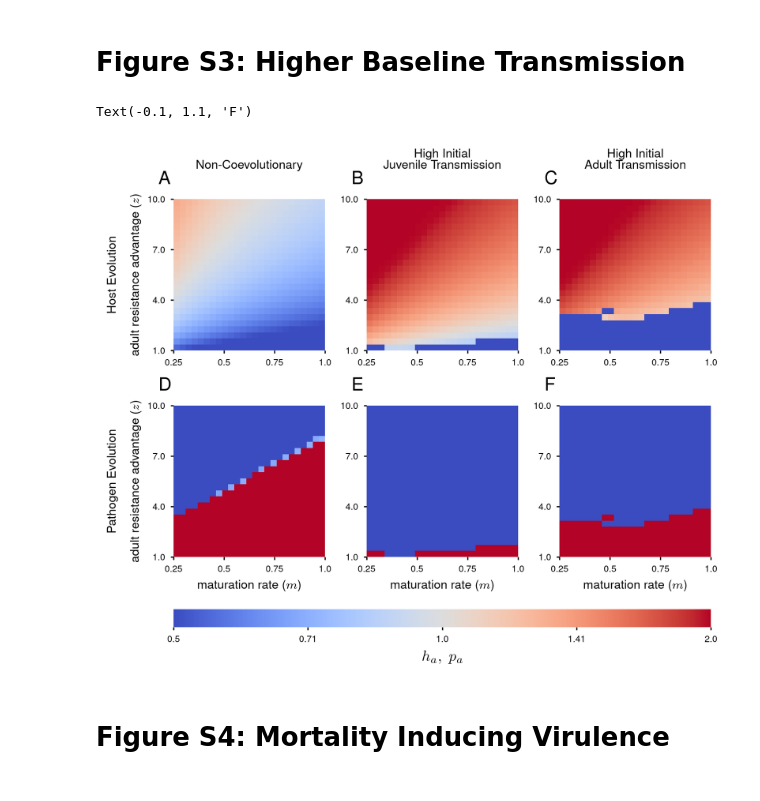
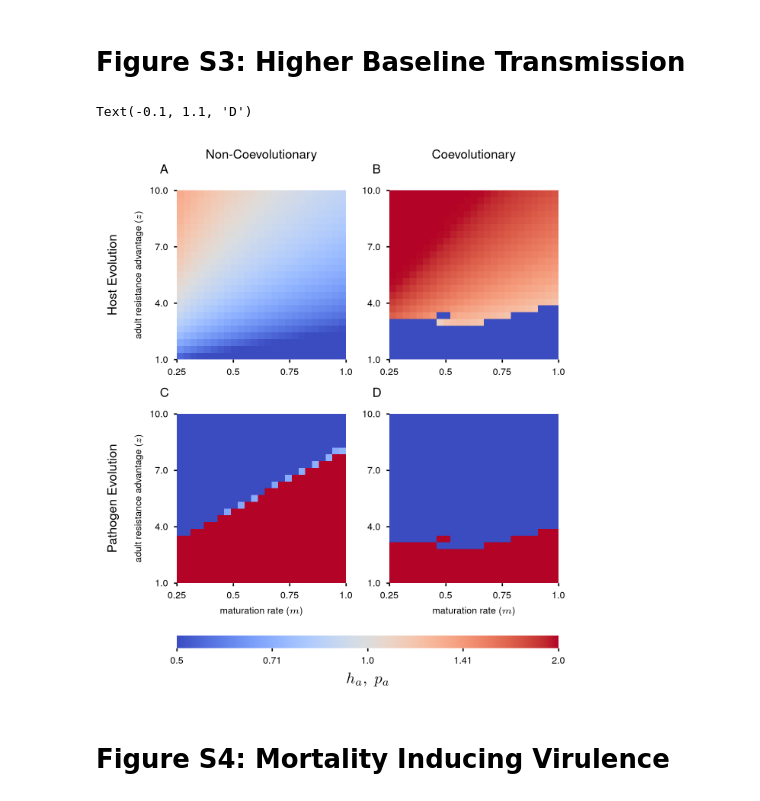
Before and after one commit to svhulse/transmission-coevolution, a Jupyter notebook: figures_supplementary.ipynb, the cells around one changed output. Saved outputs shown, nothing was run; the diff lists cells and outputs as text; code cells hidden in the pictures.

```diff
--- a/figures_supplementary.ipynb
+++ b/figures_supplementary.ipynb
@@ -10,14 +10,13 @@ from model_tools import ModelAnalysis, RasterAnalysis, make_image
 host_color = matplotlib.colors.to_rgb('#0000a2')
 path_color = matplotlib.colors.to_rgb('#bc272d')
 coevol_color = matplotlib.colors.to_rgb('#e9c716')
-coevol_color_2 = matplotlib.colors.to_rgb('#50ad9f')
 
 s_cmap = matplotlib.colors.LinearSegmentedColormap.from_list("", ["white", host_color])
 i_cmap = matplotlib.colors.LinearSegmentedColormap.from_list("", ["white", path_color])
 
-plot_label_size = 12
+plot_label_size = 8
 axis_title_size = 12
-axis_label_size = 8
+axis_label_size = 6
 tick_label_size = 6
 
 matplotlib.rcParams['axes.titlesize'] = axis_title_size
@@ -36,12 +35,11 @@ plt.rcParams.update({
 # %% [markdown]
 # Figure S1: Nonequal Rates of Evolution #
 # %%
-#Load rasters and data used for raster plots
-coevol_path_50 = 'data/fast_pathogen_evolution_init_50_coevol.p'
-coevol_path_60 = 'data/fast_pathogen_evolution_init_60_coevol.p'
+default_path = 'data/default_init_50_coevol.p'
+fast_evo_path = 'data/fast_pathogen_evolution_init_50_coevol.p'
 
-coevol_raster_60 = RasterAnalysis(coevol_path_60, arg_x='m', arg_y='z')
-coevol_raster_50 = RasterAnalysis(coevol_path_50, arg_x='m', arg_y='z')
+default_raster = RasterAnalysis(default_path, arg_x='m', arg_y='z')
+fast_evo_raster = RasterAnalysis(fast_evo_path, arg_x='m', arg_y='z')
 # %%
 fig, ax = plt.subplots(ncols=2, nrows=2, layout='compressed')
 
@@ -185,66 +183,55 @@ Text(-0.1, 1.1, 'I')
 # %%
 host_path = 'data/high_trans_init_50_host.p'
 path_path = 'data/high_trans_init_50_path.p'
-coevol_path_60 = 'data/high_trans_init_60_coevol.p'
-coevol_path_50 = 'data/high_trans_init_50_coevol.p'
+coevol_path = 'data/high_trans_init_50_coevol.p'
 
 host_raster = RasterAnalysis(host_path, arg_x='m', arg_y='z')
 path_raster = RasterAnalysis(path_path, arg_x='m', arg_y='z')
-coevol_raster_60 = RasterAnalysis(coevol_path_60, arg_x='m', arg_y='z')
-coevol_raster_50 = RasterAnalysis(coevol_path_50, arg_x='m', arg_y='z')
+coevol_raster = RasterAnalysis(coevol_path, arg_x='m', arg_y='z')
 # %%
-fig, ax = plt.subplots(ncols=3, nrows=2, layout='compressed')
+fig, ax = plt.subplots(ncols=2, nrows=2, layout='compressed')
 
-S_host, I_host = host_raster.evol_plot()
-S_path, I_path = path_raster.evol_plot()
-S_coevol_60, I_coevol_60, = coevol_raster_60.evol_plot()
-S_coevol_50, I_coevol_50, = coevol_raster_50.evol_plot()
+S_host, I_host, = host_raster.evol_plot()
+S_path, I_path, = path_raster.evol_plot()
+S_coevol, I_coevol, = coevol_raster.evol_plot()
 
 plot = ax[0,0].imshow(99 - S_host, cmap='coolwarm', vmin=0, vmax=99)
-plot = ax[1,0].imshow(99 - I_path, cmap='coolwarm', vmin=0, vmax=99)
+ax[1,0].imshow(99 - I_path, cmap='coolwarm', vmin=0, vmax=99)
 
-ax[0,1].imshow(99 - S_coevol_60, cmap='coolwarm', vmin=0, vmax=99)
-ax[1,1].imshow(99 - I_coevol_60, cmap='coolwarm', vmin=0, vmax=99)
-
-plot = ax[0,2].imshow(99 - S_coevol_50, cmap='coolwarm', vmin=0, vmax=99)
-ax[1,2].imshow(99 - I_coevol_50, cmap='coolwarm', vmin=0, vmax=99)
+ax[0,1].imshow(99 - S_coevol, cmap='coolwarm', vmin=0, vmax=99)
+ax[1,1].imshow(99 - I_coevol, cmap='coolwarm', vmin=0, vmax=99)
 
 for axis in ax.reshape(-1):
     axis.invert_yaxis()
     axis.set_frame_on(False)
     axis.tick_params('both', length=2)
 
-coevol_raster_60.label_axes(ax[0,0], (4, 4), label_x=False, label_y=True)
-coevol_raster_60.label_axes(ax[1,0], (4, 4), label_y=True, x_string=r'maturation rate ($m$)')
-coevol_raster_50.label_axes(ax[0,1], (4, 4), label_x=False, label_y=False)
-coevol_raster_50.label_axes(ax[1,1], (4, 4), label_y=False, x_string=r'maturation rate ($m$)')
-coevol_raster_60.label_axes(ax[0,2], (4, 4), label_x=False, label_y=False)
-coevol_raster_60.label_axes(ax[1,2], (4, 4), label_y=False, x_string=r'maturation rate ($m$)')
+default_raster.label_axes(ax[0,0], (4, 4), label_x=False, label_y=True)
+default_raster.label_axes(ax[1,0], (4, 4), label_y=True, x_string=r'maturation rate ($m$)')
+fast_evo_raster.label_axes(ax[0,1], (4, 4), label_x=False, label_y=False)
+fast_evo_raster.label_axes(ax[1,1], (4, 4), label_y=False, x_string=r'maturation rate ($m$)')
 
 ax[0,0].set_title('Non-Coevolutionary', pad=20, fontsize=8)
-ax[0,1].set_title('High Initial\nJuvenile Transmission', pad=20, fontsize=8)
-ax[0,2].set_title('High Initial\nAdult Transmission', pad=20, fontsize=8)
+ax[0,1].set_title('Coevolutionary', pad=20, fontsize=8)
 
 ax[0,0].annotate('Host Evolution', xy=(0, 0.5), xytext=(-40,0), xycoords='axes fraction', textcoords='offset points', ha='center', va='center', rotation=90, fontsize=8)
 ax[1,0].annotate('Pathogen Evolution', xy=(0, 0.5), xytext=(-40,0), xycoords='axes fraction', textcoords='offset points', ha='center', va='center', rotation=90, fontsize=8)
 
 cbar = fig.colorbar(plot, ax=ax[:], location='bottom', aspect=30)
 cbar.ax.set_xticklabels(['Low Juvenile Transmission \n High Adult Transmission', 'High Juvenile Transmission \n Low Adult Transmission'])
 cbar.ax.tick_params(axis='both', which='both', length=2)
 cbar.ax.set_xticks(np.linspace(0, 99, 5))
 cbar.ax.set_xticklabels(np.round(np.logspace(-1, 1, 5, base=2), 2))
 cbar.set_label(r'$h_a,\ p_a$', fontsize=10)
 cbar.outline.set_visible(False)
 
 ax[0,0].annotate("A", xy=(-0.1, 1.1), xycoords="axes fraction", fontsize=plot_label_size)
 ax[0,1].annotate("B", xy=(-0.1, 1.1), xycoords="axes fraction", fontsize=plot_label_size)
-ax[0,2].annotate("C", xy=(-0.1, 1.1), xycoords="axes fraction", fontsize=plot_label_size)
-ax[1,0].annotate("D", xy=(-0.1, 1.1), xycoords="axes fraction", fontsize=plot_label_size)
-ax[1,1].annotate("E", xy=(-0.1, 1.1), xycoords="axes fraction", fontsize=plot_label_size)
-ax[1,2].annotate("F", xy=(-0.1, 1.1), xycoords="axes fraction", fontsize=plot_label_size)
+ax[1,0].annotate("C", xy=(-0.1, 1.1), xycoords="axes fraction", fontsize=plot_label_size)
+ax[1,1].annotate("D", xy=(-0.1, 1.1), xycoords="axes fraction", fontsize=plot_label_size)
 # %% [output]
-Text(-0.1, 1.1, 'F')
+Text(-0.1, 1.1, 'D')
-[figure, old version]
+[figure, new version]
 # %% [markdown]
 # Figure S4: Mortality Inducing Virulence #
 # %%
```
Also changed, not shown: parts of 18 cells of this notebook, 28 other files.
